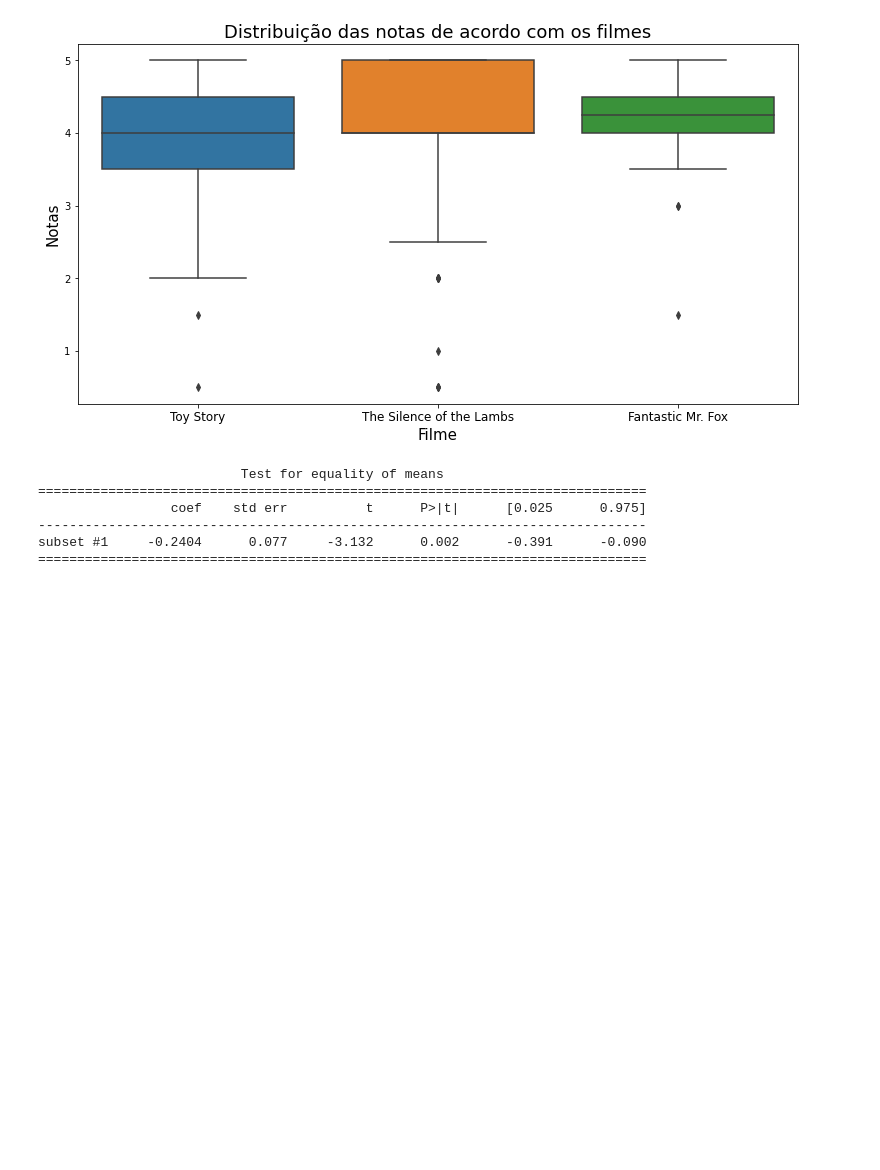
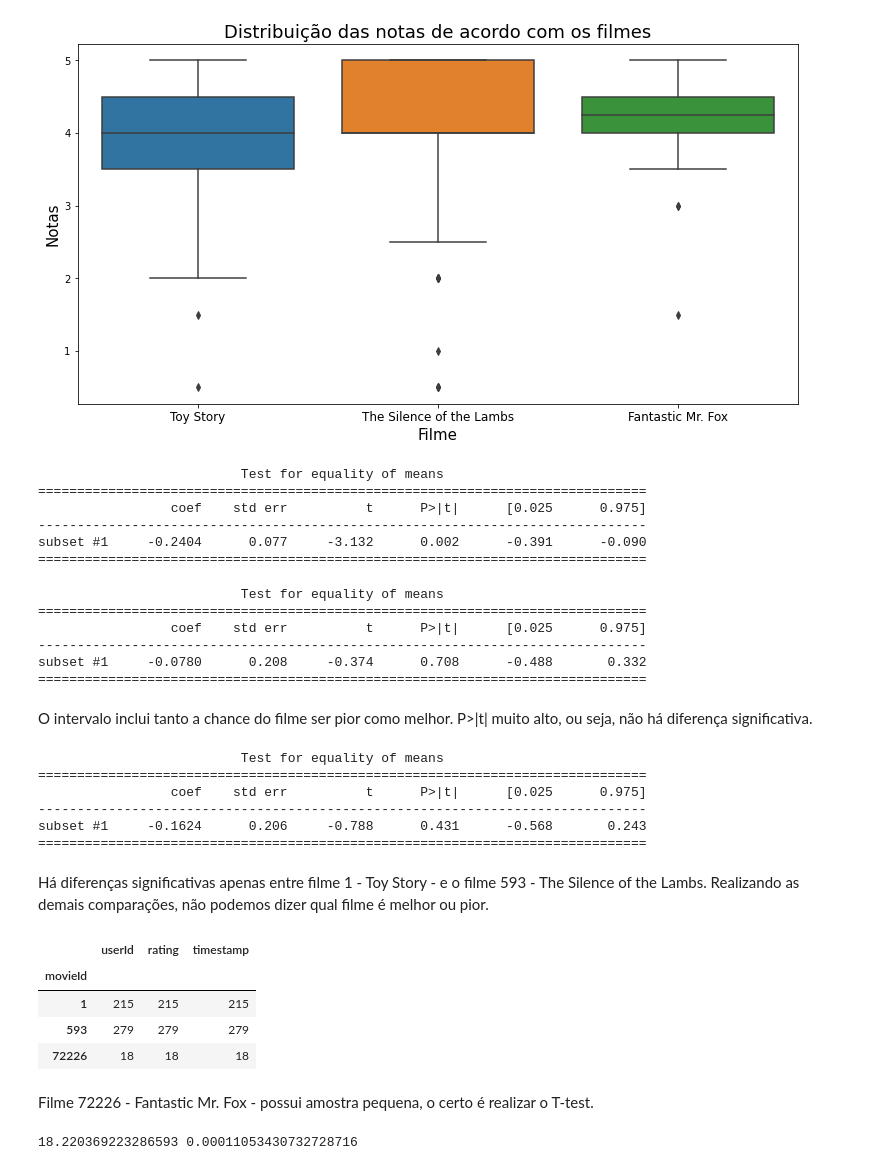
Before and after one commit to jordanfalcao/data-analytics, a Jupyter notebook: Testes Estatísticos com Python/Introdução_a_Testes_Estatísticos.ipynb, the cells around one changed output. Cells and saved outputs as stored; diff of their text form; code cells hidden in the pictures; blank space fills up the shorter version.

```diff
--- a/Testes Estatísticos com Python/Introdução_a_Testes_Estatísticos.ipynb
+++ b/Testes Estatísticos com Python/Introdução_a_Testes_Estatísticos.ipynb
@@ -638,3 +636,42 @@ print(comparacao.summary())
 ------------------------------------------------------------------------------
 subset #1     -0.2404      0.077     -3.132      0.002      -0.391      -0.090
 ==============================================================================
+# %%
+# test t: comparação entre filme 72226 e filme 593
+descr_72226 = DescrStatsW(notas72226.rating)
+descr_593 = DescrStatsW(notas593.rating)
+comparacao = descr_72226.get_compare(descr_593)   # comparando as médias
+print(comparacao.summary())
+# %% [output]
+                          Test for equality of means
+==============================================================================
+                 coef    std err          t      P>|t|      [0.025      0.975]
+------------------------------------------------------------------------------
+subset #1     -0.0780      0.208     -0.374      0.708      -0.488       0.332
+==============================================================================
+# %% [markdown]
+O intervalo inclui tanto a chance do filme ser pior como melhor.
+P>|t| muito alto, ou seja, não há diferença significativa.
+# %%
+comparacao = descr_1.get_compare(descr_72226)   # comparando as médias
+print(comparacao.summary())
+# %% [output]
+                          Test for equality of means
+==============================================================================
+                 coef    std err          t      P>|t|      [0.025      0.975]
+------------------------------------------------------------------------------
+subset #1     -0.1624      0.206     -0.788      0.431      -0.568       0.243
+==============================================================================
+# %% [markdown]
+Há diferenças significativas apenas entre filme 1 - Toy Story - e o filme 593 - The Silence of the Lambs. Realizando as demais comparações, não podemos dizer qual filme é melhor ou pior.
+# %%
+# Contabilizando os 3 filmes
+notas.query('movieId in (1, 593, 72226)').groupby('movieId').count()
+# %% [output]
+|  | userId | rating | timestamp |
+| movieId |  |  |  |
+| 1 | 215 | 215 | 215 |
+| 593 | 279 | 279 | 279 |
+| 72226 | 18 | 18 | 18 |
+# %% [markdown]
+Filme 72226 - Fantastic Mr. Fox - possui amostra pequena, o certo é realizar o T-test.
@@ -640,0 +683,4 @@ subset #1     -0.2404      0.077     -3.132      0.002      -0.391      -0.090
+# %%
+print(stat, p)
+# %% [output]
+18.220369223286593 0.00011053430732728716
```
Also changed, not shown: parts of 9 cells of this notebook, 1 other file.
